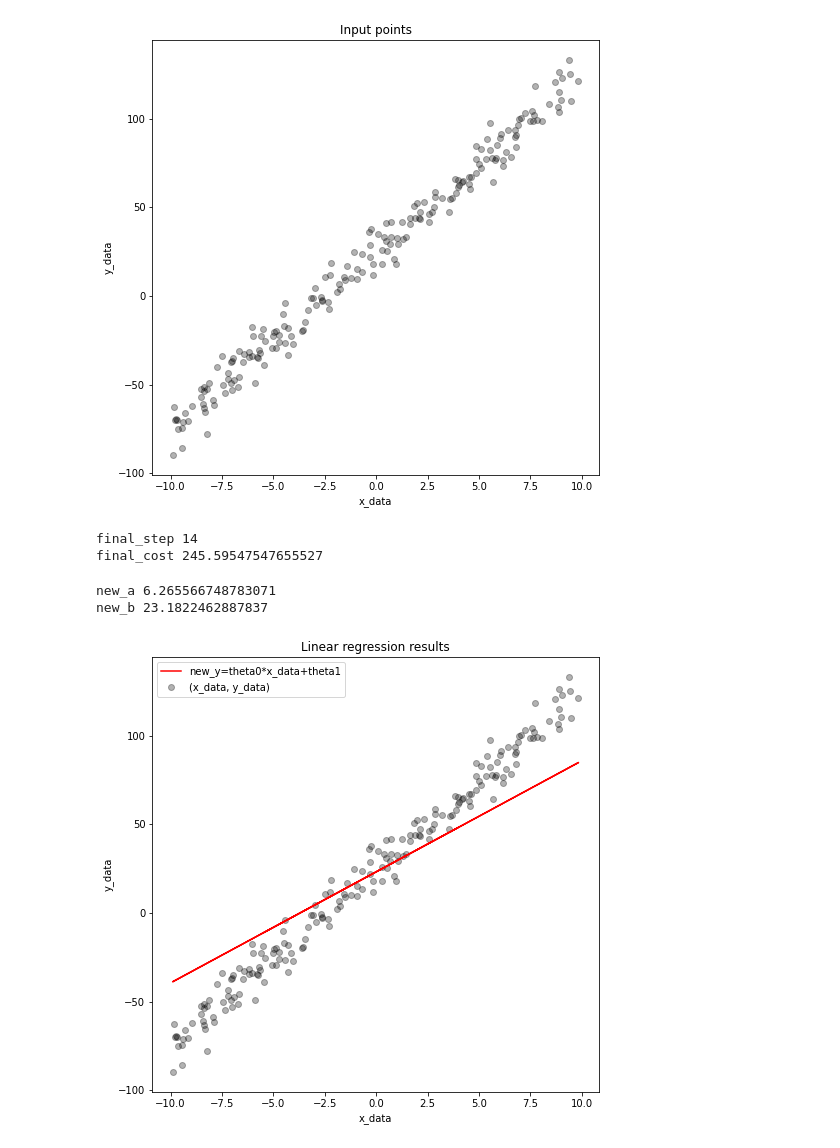
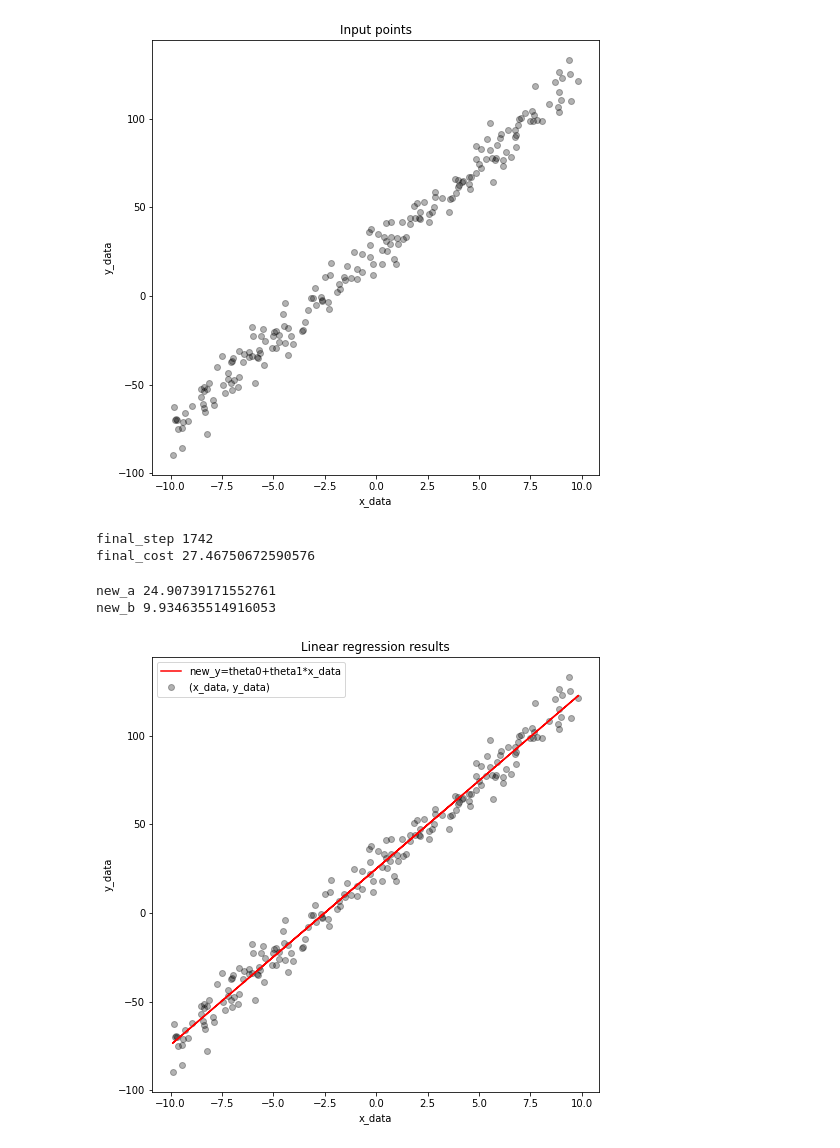
Before and after one commit to SuhyeonHa/MatrixComputation, a Jupyter notebook: Assignment03.ipynb, the cells around one changed output. Saved outputs shown, nothing was run; the diff lists cells and outputs as text; code cells hidden in the pictures.

Commit message:
Fix a problem that theta0 and theta1were switched in y=theta0+theta1*x

```diff
--- a/Assignment03.ipynb
+++ b/Assignment03.ipynb
@@ -69,7 +69,7 @@ def gradient0(x, y, num, theta0, theta1): # partial derivative by theta0
   return result
 # %%
 def gradient1(x, y, num, theta0, theta1): # partial derivative by theta1
-  h = theta0*x + theta1
+  h = theta0 + theta1*x
   diff = np.zeros(num, dtype='float')
   result = 0.0
   # print(diff)
@@ -86,9 +86,9 @@ def gradient1(x, y, num, theta0, theta1): # partial derivative by theta1
   result /= num
   return result
 # %%
-def ObjFnc(x, y, a, b, num): # L2-norm between h(x) and y
+def ObjFnc(x, y, th0, th1, num): # L2-norm between h(x) and y
   total = 0
-  arr1 = a*x+b # h(x) = ax+b
+  arr1 = th0+th1*x # h(x) = th0+th1*x
   arr2 = y
   diff = np.zeros_like(arr1)
   # print(f'arr1 {arr1}')
@@ -106,10 +106,10 @@ def ObjFnc(x, y, a, b, num): # L2-norm between h(x) and y
   result = total/(2*m)
   return result
 # %%
-theta0 = 5.0 # parameter initilization
-theta1 = 5.0
+theta0 = -30.0 # parameter initilization
+theta1 = -30.0
 m = len(x_data)
-itr = 100 # step_size
+itr = 10000 # step_size
 lr = 0.01 # learning_rate
 cost_list = []
 theta0_list = []
@@ -140,31 +140,31 @@ for i in range(itr): # gradient descent
 final_step = i
 print(f'final_step {final_step}')
 print(f'final_cost {cost_prev}')
-#print(f'cost {cost_list}')
-#print(f'theta0 {theta0_list}')
-#print(f'theta1 {theta1_list}')
+# print(f'cost {cost_list}')
+# print(f'theta0 {theta0_list}')
+# print(f'theta1 {theta1_list}')
 # %% [output]
-final_step 14
-final_cost 245.59547547655527
+final_step 1742
+final_cost 27.46750672590576
 # %%
 new_a = theta0
 new_b = theta1
 print(f'new_a {new_a}')
 print(f'new_b {new_b}')
-new_y = theta0*x_data + theta1
+new_y = theta0 + theta1*x_data
 # print(f'new_y {new_y}')
 # %% [output]
-new_a 6.265566748783071
-new_b 23.1822462887837
+new_a 24.90739171552761
+new_b 9.934635514916053
 # %%
 plt.figure(figsize=(8, 8))
 plt.plot(x_data, new_y, c='r')
 plt.scatter(x_data, y_data, alpha=0.3, c='k')
 plt.xlabel('x_data')
 plt.ylabel('y_data')
 plt.title('Linear regression results')
-plt.legend(['new_y=theta0*x_data+theta1', '(x_data, y_data)'])
+plt.legend(['new_y=theta0+theta1*x_data', '(x_data, y_data)'])
 plt.show()
 # %% [output]
-[figure, old version]
+[figure, new version]
 # %%
```
Also changed, not shown: parts of 4 cells of this notebook.
